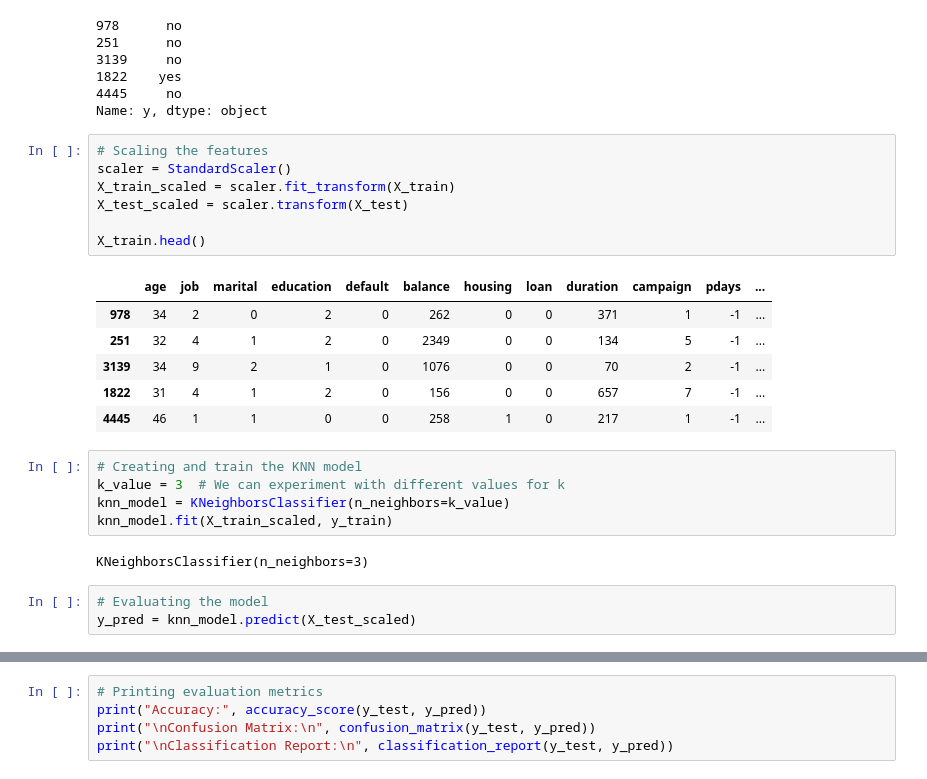
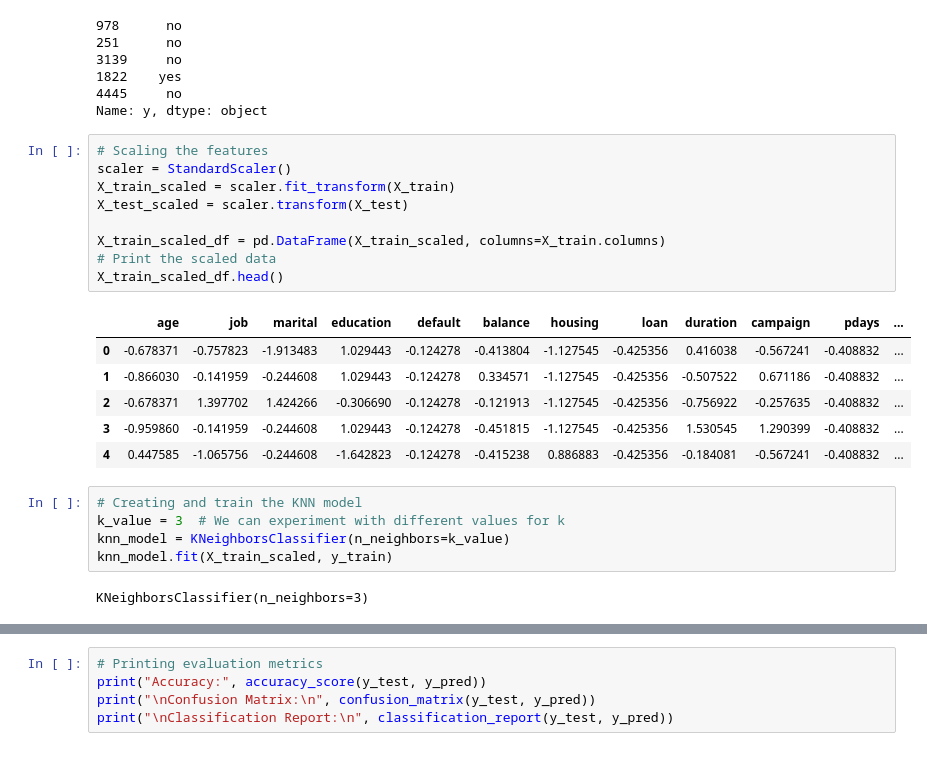
Before and after one commit to dark-byte/Credit_Scoring_KNN, a Jupyter notebook: main.ipynb, the cells around one changed output, grey strips where cells are left out. Drawn from its saved outputs; the diff is of its cells as text.

```diff
--- a/main.ipynb
+++ b/main.ipynb
@@ -101,17 +101,19 @@ Name: y, dtype: object
 # %%
 # Scaling the features
 scaler = StandardScaler()
 X_train_scaled = scaler.fit_transform(X_train)
 X_test_scaled = scaler.transform(X_test)
 
-X_train.head()
+X_train_scaled_df = pd.DataFrame(X_train_scaled, columns=X_train.columns)
+# Print the scaled data
+X_train_scaled_df.head()
 # %% [output]
 |  | age | job | marital | education | default | balance | housing | loan | duration | campaign | pdays | ... |
-| 978 | 34 | 2 | 0 | 2 | 0 | 262 | 0 | 0 | 371 | 1 | -1 | ... |
-| 251 | 32 | 4 | 1 | 2 | 0 | 2349 | 0 | 0 | 134 | 5 | -1 | ... |
-| 3139 | 34 | 9 | 2 | 1 | 0 | 1076 | 0 | 0 | 70 | 2 | -1 | ... |
-| 1822 | 31 | 4 | 1 | 2 | 0 | 156 | 0 | 0 | 657 | 7 | -1 | ... |
-| 4445 | 46 | 1 | 1 | 0 | 0 | 258 | 1 | 0 | 217 | 1 | -1 | ... |
+| 0 | -0.678371 | -0.757823 | -1.913483 | 1.029443 | -0.124278 | -0.413804 | -1.127545 | -0.425356 | 0.416038 | -0.567241 | -0.408832 | ... |
+| 1 | -0.866030 | -0.141959 | -0.244608 | 1.029443 | -0.124278 | 0.334571 | -1.127545 | -0.425356 | -0.507522 | 0.671186 | -0.408832 | ... |
+| 2 | -0.678371 | 1.397702 | 1.424266 | -0.306690 | -0.124278 | -0.121913 | -1.127545 | -0.425356 | -0.756922 | -0.257635 | -0.408832 | ... |
+| 3 | -0.959860 | -0.141959 | -0.244608 | 1.029443 | -0.124278 | -0.451815 | -1.127545 | -0.425356 | 1.530545 | 1.290399 | -0.408832 | ... |
+| 4 | 0.447585 | -1.065756 | -0.244608 | -1.642823 | -0.124278 | -0.415238 | 0.886883 | -0.425356 | -0.184081 | -0.567241 | -0.408832 | ... |
 # %%
 # Creating and train the KNN model
 k_value = 3  # We can experiment with different values for k
@@ -119,6 +121,3 @@ knn_model = KNeighborsClassifier(n_neighbors=k_value)
 knn_model.fit(X_train_scaled, y_train)
 # %% [output]
 KNeighborsClassifier(n_neighbors=3)
-# %%
-# Evaluating the model
-y_pred = knn_model.predict(X_test_scaled)
```
Also changed, not shown: parts of 1 cell of this notebook.
